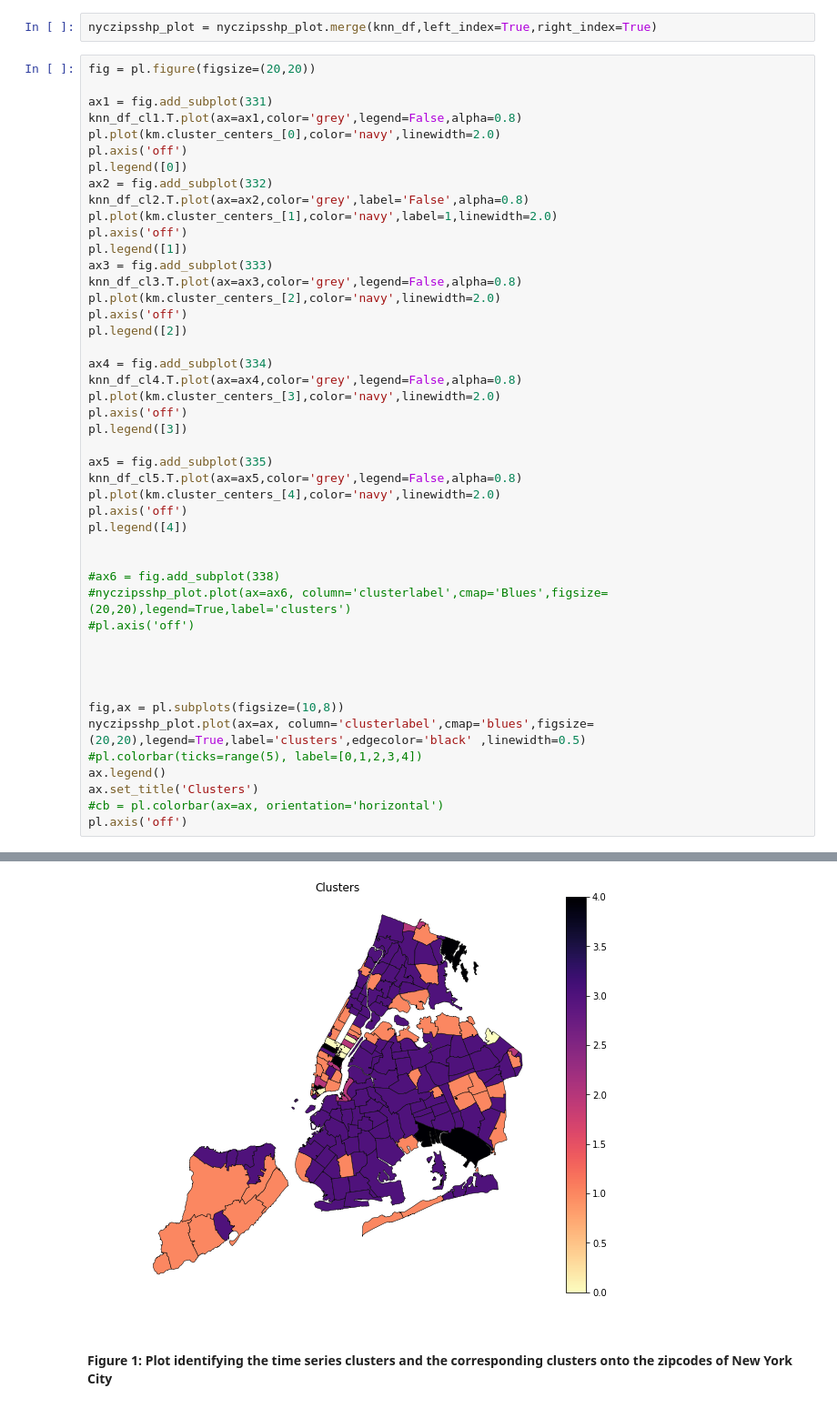
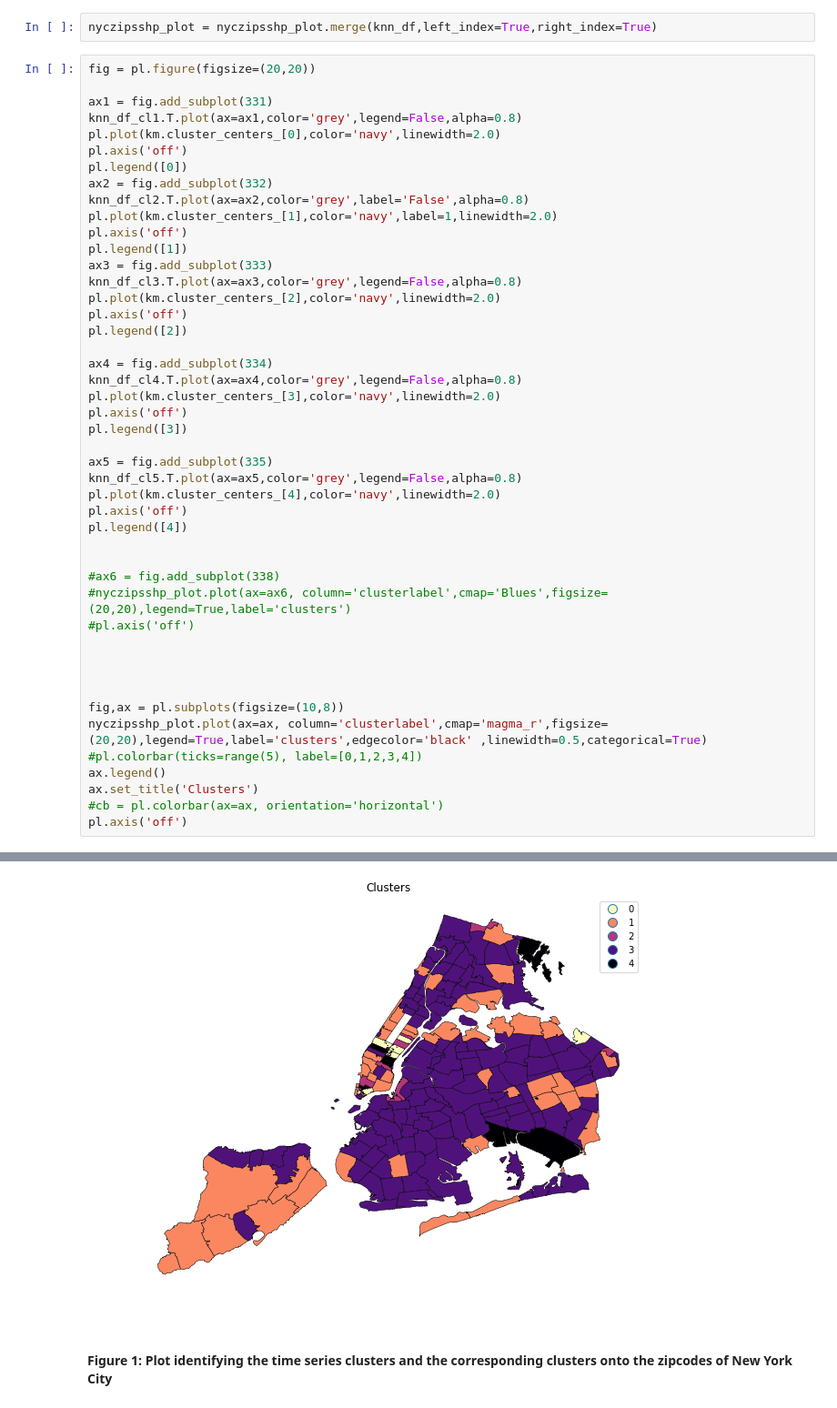
Before and after one commit to vvt221/PUI2018_vvt221, a Jupyter notebook: HW12_vvt221/Assignment1_vvt221.ipynb, the cells around one changed output, grey strips where cells are left out. Shown at 91% size. Drawn from its saved outputs; the diff is of its cells as text.

```diff
--- a/HW12_vvt221/Assignment1_vvt221.ipynb
+++ b/HW12_vvt221/Assignment1_vvt221.ipynb
@@ -268,35 +268,35 @@ knn_df_cl4.T.plot(ax=ax4,color='grey',legend=False,alpha=0.8)
 pl.plot(km.cluster_centers_[3],color='navy',linewidth=2.0)
 pl.axis('off')
 pl.legend([3])
 
 ax5 = fig.add_subplot(335)
 knn_df_cl5.T.plot(ax=ax5,color='grey',legend=False,alpha=0.8)
 pl.plot(km.cluster_centers_[4],color='navy',linewidth=2.0)
 pl.axis('off')
 pl.legend([4])
 
 
 #ax6 = fig.add_subplot(338)
 #nyczipsshp_plot.plot(ax=ax6, column='clusterlabel',cmap='Blues',figsize=(20,20),legend=True,label='clusters')
 #pl.axis('off')
 
 
 
 
 fig,ax = pl.subplots(figsize=(10,8))
-nyczipsshp_plot.plot(ax=ax, column='clusterlabel',cmap='blues',figsize=(20,20),legend=True,label='clusters',edgecolor='black' ,linewidth=0.5)
+nyczipsshp_plot.plot(ax=ax, column='clusterlabel',cmap='magma_r',figsize=(20,20),legend=True,label='clusters',edgecolor='black' ,linewidth=0.5,categorical=True)
 #pl.colorbar(ticks=range(5), label=[0,1,2,3,4])
 ax.legend()
 ax.set_title('Clusters')
 #cb = pl.colorbar(ax=ax, orientation='horizontal')
 pl.axis('off')
 # %% [output]
 (905410.75604293647,
  1075212.5382562785,
  112386.35181947275,
  280345.45402395498)
 [figure]
-[figure, old version]
+[figure, new version]
 # %% [markdown]
 #### Figure 1: Plot identifying the time series clusters and the corresponding clusters onto the zipcodes of New York City
 # %%
```
Also changed, not shown: parts of 3 cells of this notebook.
